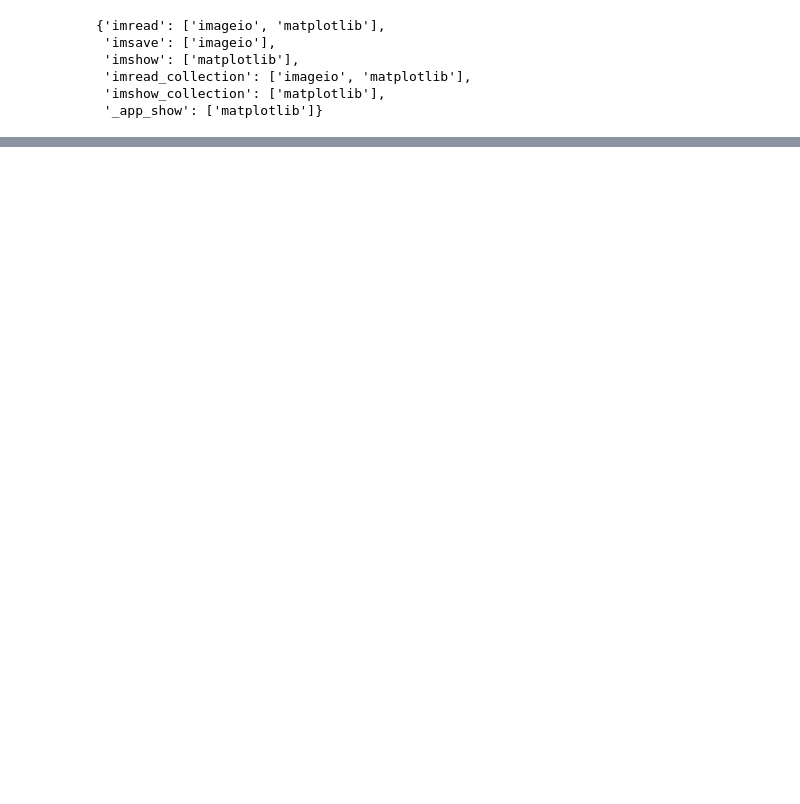
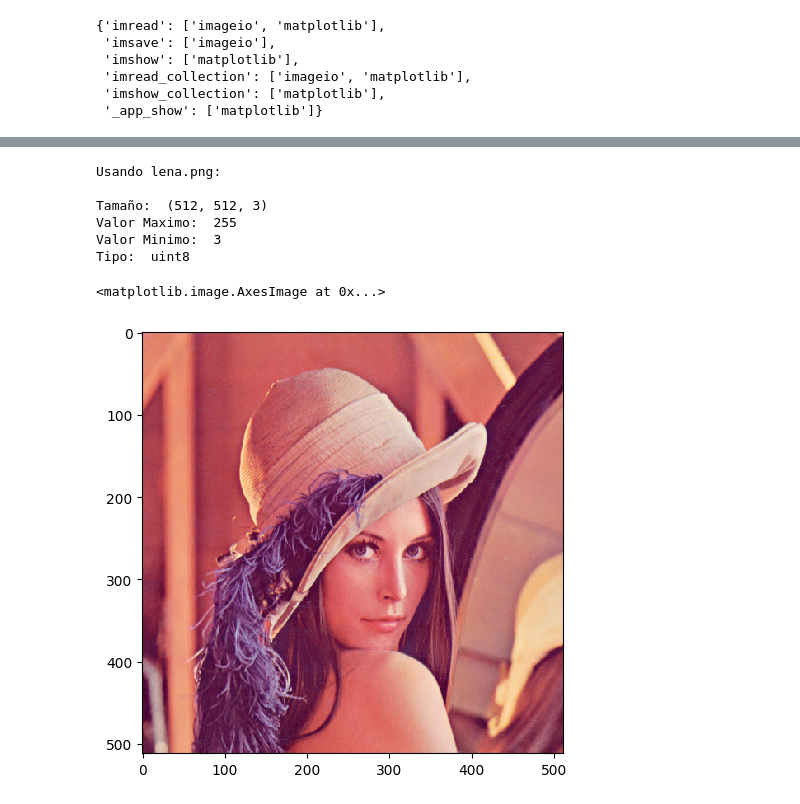
Before and after one commit to ChantaClown/3-year, a Jupyter notebook: computer_vision/p1/practica1.ipynb, the cells around one changed output, grey strips where cells are left out. Cells and saved outputs as stored; diff of their text form; code cells hidden in the pictures; blank space fills up the shorter version.

```diff
--- a/computer_vision/p1/practica1.ipynb
+++ b/computer_vision/p1/practica1.ipynb
@@ -36,0 +29,21 @@ Al realizar operaciones se pasade $uint8$ a $float$, pasamos de usar $(255,255,2
+# %%
+def image_caracteristics(image, image_name="Imagen"):
+    print(f"Usando {image_name}:\n")
+    print("Tamaño: ", image.shape)
+    print("Valor Maximo: ", np.max(image))
+    print("Valor Minimo: ", np.min(image))
+    print("Tipo: ", image.dtype)
+# %%
+lena1 = io.imread("lena.png")
+# Caracteristicas de la imagen
+image_caracteristics(lena1, "lena.png")
+io.imshow(lena1)
+# %% [output]
+Usando lena.png:
+
+Tamaño:  (512, 512, 3)
+Valor Maximo:  255
+Valor Minimo:  3
+Tipo:  uint8
+<matplotlib.image.AxesImage at 0x...>
+[figure, added]
```
Also changed, not shown: parts of 30 cells of this notebook, 8 other files.
